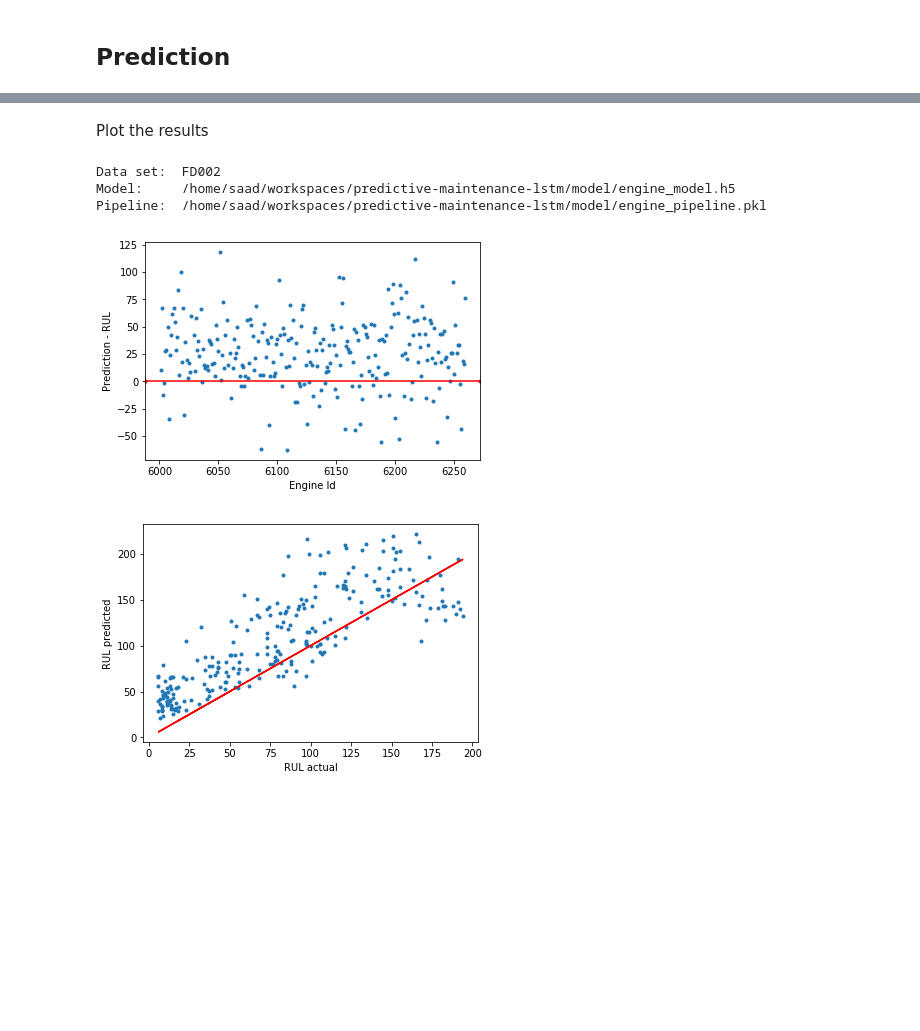
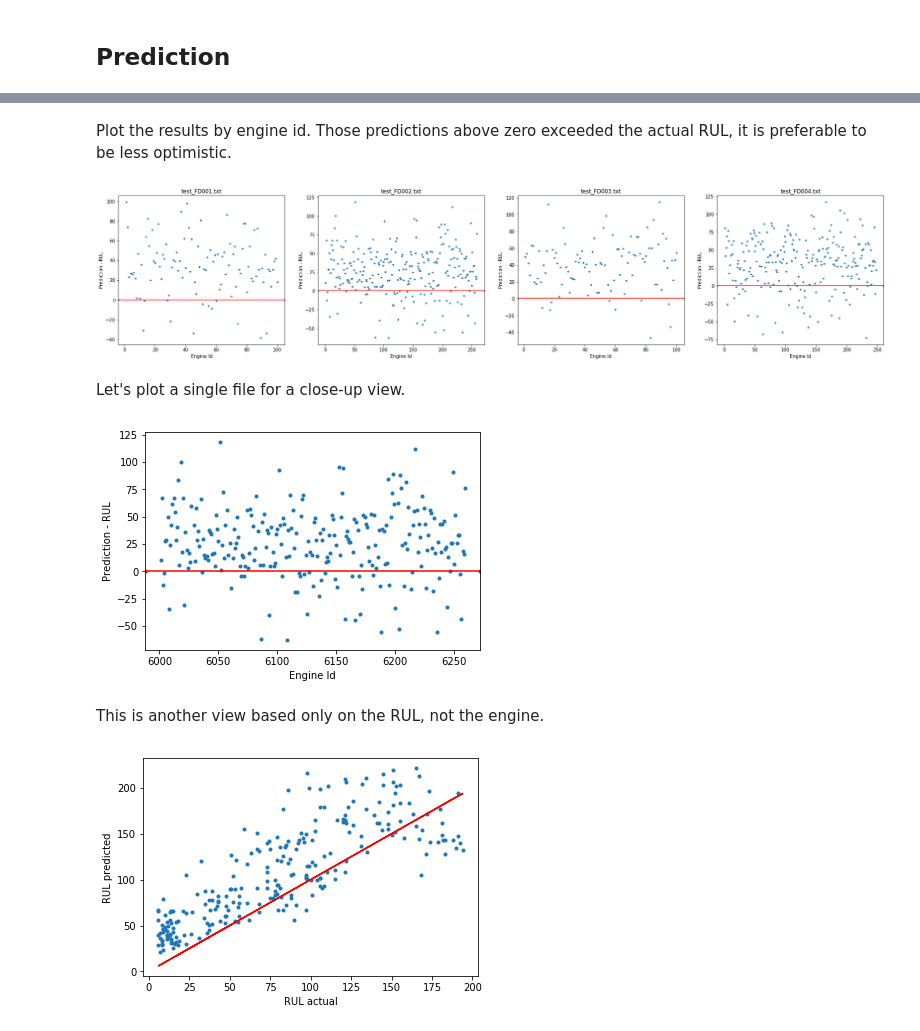
Before and after one commit to sabderra/predictive-maintenance-lstm, a Jupyter notebook: model_prediction.ipynb, the cells around one changed output, grey strips where cells are left out. Saved outputs shown, nothing was run; the diff lists cells and outputs as text; code cells hidden in the pictures; blank space fills up the shorter version.

Commit message:
Prediction of test data set.

```diff
--- a/model_prediction.ipynb
+++ b/model_prediction.ipynb
@@ -137,17 +136,0 @@ dataset_name = 'FD002'
-# %%
-test_X_path = os.path.join(DATA_DIR, 'test_' + dataset_name + '.txt')
-test_y_path = os.path.join(DATA_DIR, 'RUL_' + dataset_name + '.txt')
-
-# Read in the features
-test_df = data_util.load_data([test_X_path], cols, sort_cols)
-
-# Read in the labels (RUL)
-test_rul_df = data_util.load_rul_data([test_y_path], ['id', 'RUL_actual'])
-
-# Calculate the RUL and merge back to the test dataframe
-test_df = data_util.calc_test_rul(test_df, test_rul_df)
-
-# Transform
-test_df = data_util.transform(test_df, pipeline)
-
-test_df.head()
@@ -164,0 +141,8 @@ test_df.head()
+# %%
+path = os.path.join(DATA_DIR, "test_FD*.txt")
+all_test_files = sorted(glob.glob(path))
+
+path = os.path.join(DATA_DIR, "RUL_FD*.txt")
+all_rul_files = sorted(glob.glob(path))
+
+all_test_files
@@ -181,2 +189,20 @@ results = np.array(results)
-# %% [markdown]
-Plot the results
+# %% [markdown]
+Plot the results by engine id. Those predictions above zero exceeded the actual RUL, it is preferable to be less optimistic.
+# %%
+fig = plt.figure(figsize=(30, 6))
+for i, r in enumerate(test_prediction_results):
+    ax = plt.subplot(1, 4, i+1)
+    # Subtract the base to show the original engine id
+    ax.scatter(r[:,0] - data_util.path_to_id_base(all_test_files[i]), r[:,3], marker='.',)
+
+    ax.set_xlabel("Engine Id")
+    ax.set_ylabel("Prediction - RUL")
+    ax.set_title(os.path.basename(all_test_files[i]))
+
+    ax.axhline(y=0, color='r', marker='.')
+
+plt.show()
+# %% [output]
+[figure, added]
+# %% [markdown]
+Let's plot a single file for a close-up view.
@@ -183,9 +211,4 @@ Plot the results
 # %%
-print("Data set: ", dataset_name)
-print("Model:    ", model_path)
-print("Pipeline: ", pipeline_path)
-
-#fig = plt.figure(figsize=(25,5))
 plt.scatter(results[:,0], results[:,3], marker='.', label="Diff")
 plt.xlabel("Engine Id")
 plt.ylabel("Prediction - RUL")
@@ -194,10 +217,9 @@ plt.axhline(y=0, color='r', marker='.')
 
 plt.show()
 # %% [output]
-Data set:  FD002
-Model:     /home/saad/workspaces/predictive-maintenance-lstm/model/engine_model.h5
-Pipeline:  /home/saad/workspaces/predictive-maintenance-lstm/model/engine_pipeline.pkl
 [figure]
+# %% [markdown]
+This is another view based only on the RUL, not the engine.
 # %%
 plt.scatter(results[:,2], results[:,1], marker='.')
 plt.plot(results[:,2], results[:,2], 'r')
```
Also changed, not shown: parts of 14 cells of this notebook, 1 other file.
